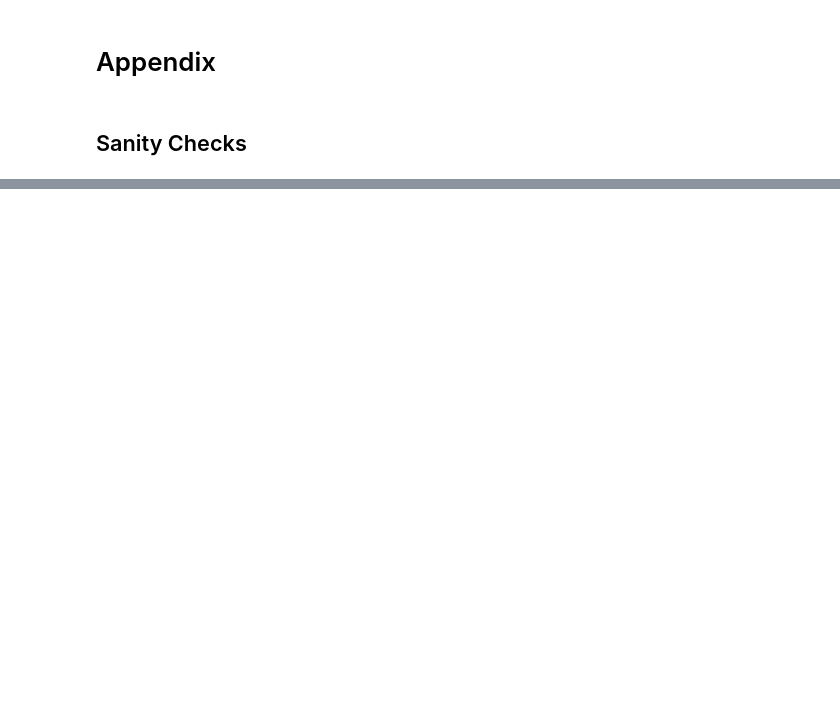
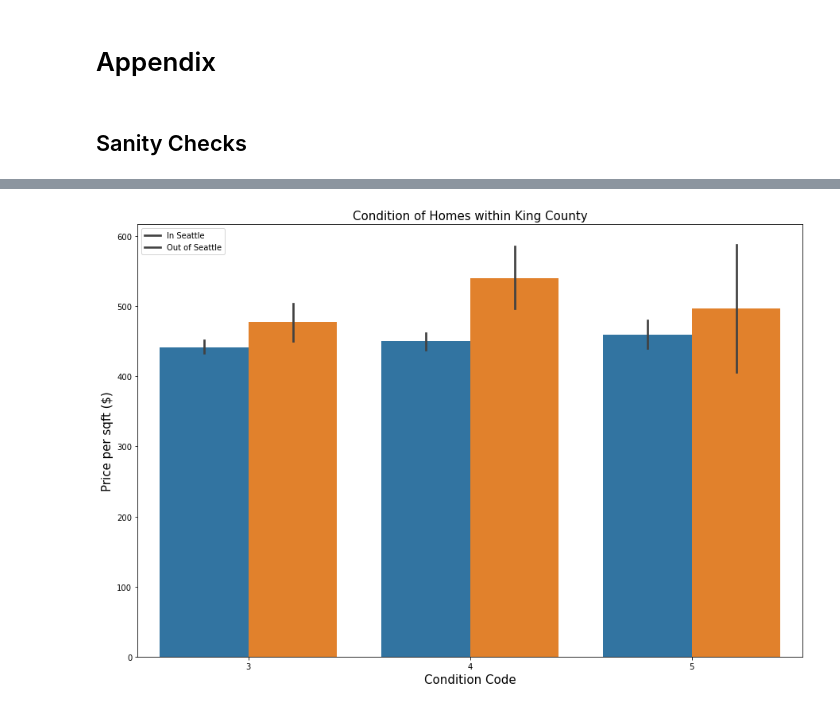
Before and after one commit to albertcchen/dsc-phase-2-project, a Jupyter notebook: Data_Dive-Scaling-Sklearn-Models.ipynb, the cells around one changed output, grey strips where cells are left out. Saved outputs shown, nothing was run; the diff lists cells and outputs as text; code cells hidden in the pictures; blank space fills up the shorter version.

```diff
--- a/Data_Dive-Scaling-Sklearn-Models.ipynb
+++ b/Data_Dive-Scaling-Sklearn-Models.ipynb
@@ -672,0 +768,14 @@ It appears the variables `'bathrooms'`, `'sqft_living'`, `'grade_code'`, and `'b
+# %%
+fig, ax = plt.subplots(figsize = (15 , 10))
+
+import matplotlib.ticker as ticker
+from matplotlib import pyplot as plt
+
+sns.barplot(x=data_relevant["condition_code"], y=data_relevant['price_sqft'], hue=data_relevant["in_Seattle"])
+ax.legend(loc='upper left', labels=['In Seattle', 'Out of Seattle'])
+ax.set_xlabel('Condition Code', fontsize = 15)
+ax.set_ylabel('Price per sqft ($)', fontsize = 15)
+ax.set_title('Condition of Homes within King County', fontsize = 15)
+plt.ticklabel_format(style='plain',axis='y');
+# %% [output]
+[figure, added]
```
Also changed, not shown: parts of 36 cells of this notebook, 3 other files.
